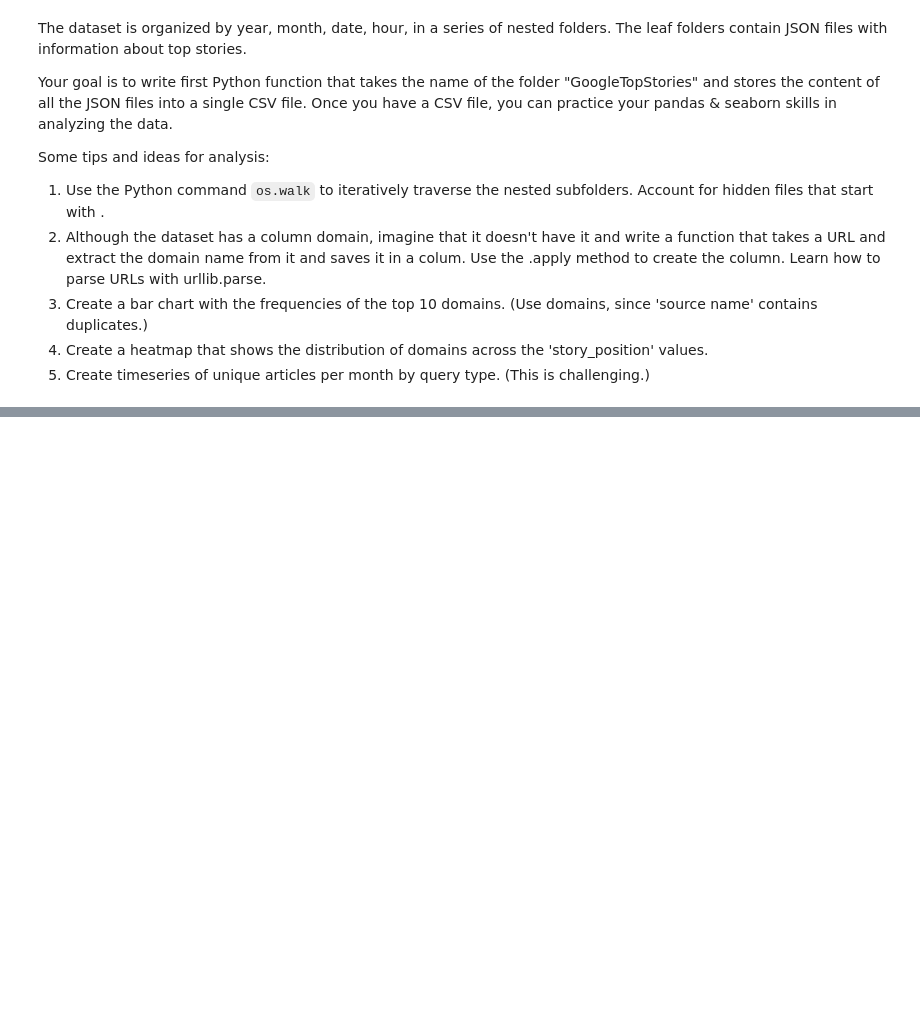
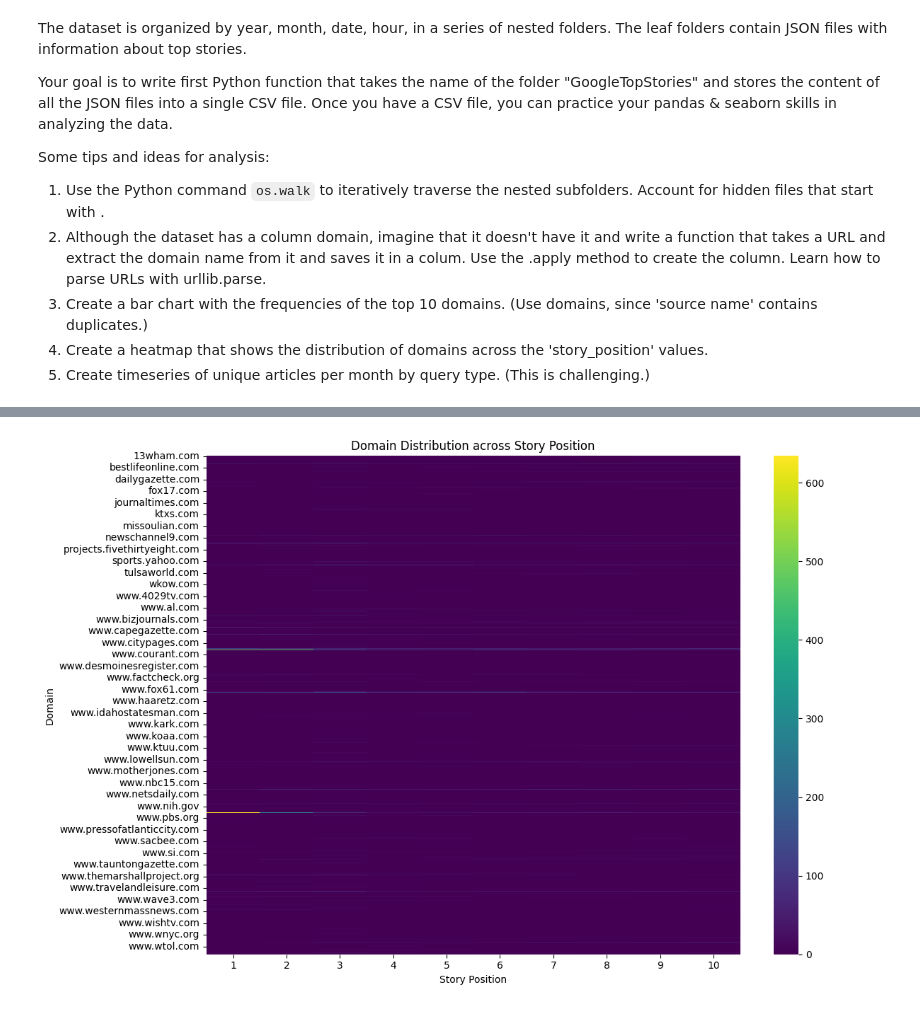
Before and after one commit to fy100/CS315-project-1_Jenni, a Jupyter notebook: Exploring Google Top Stories.ipynb, the cells around one changed output, grey strips where cells are left out. Cells and saved outputs as stored; diff of their text form; code cells hidden in the pictures; blank space fills up the shorter version.

```diff
--- a/Exploring Google Top Stories.ipynb
+++ b/Exploring Google Top Stories.ipynb
@@ -49,0 +79,12 @@ convert_to_csv('/Users/jenni/Desktop/GoogleTopStories', 'google_top_stories.csv'
+# %%
+# Create a heatmap
+heatmap_data = data.pivot_table(index='domain', columns='story_position', aggfunc='size', fill_value=0)
+plt.figure(figsize=(12, 8))
+sns.heatmap(heatmap_data, cmap='viridis')
+plt.title('Domain Distribution across Story Position')
+plt.xlabel('Story Position')
+plt.ylabel('Domain')
+plt.tight_layout()
+plt.show()
+# %% [output]
+[figure, added]
```
Also changed, not shown: parts of 4 cells of this notebook.
